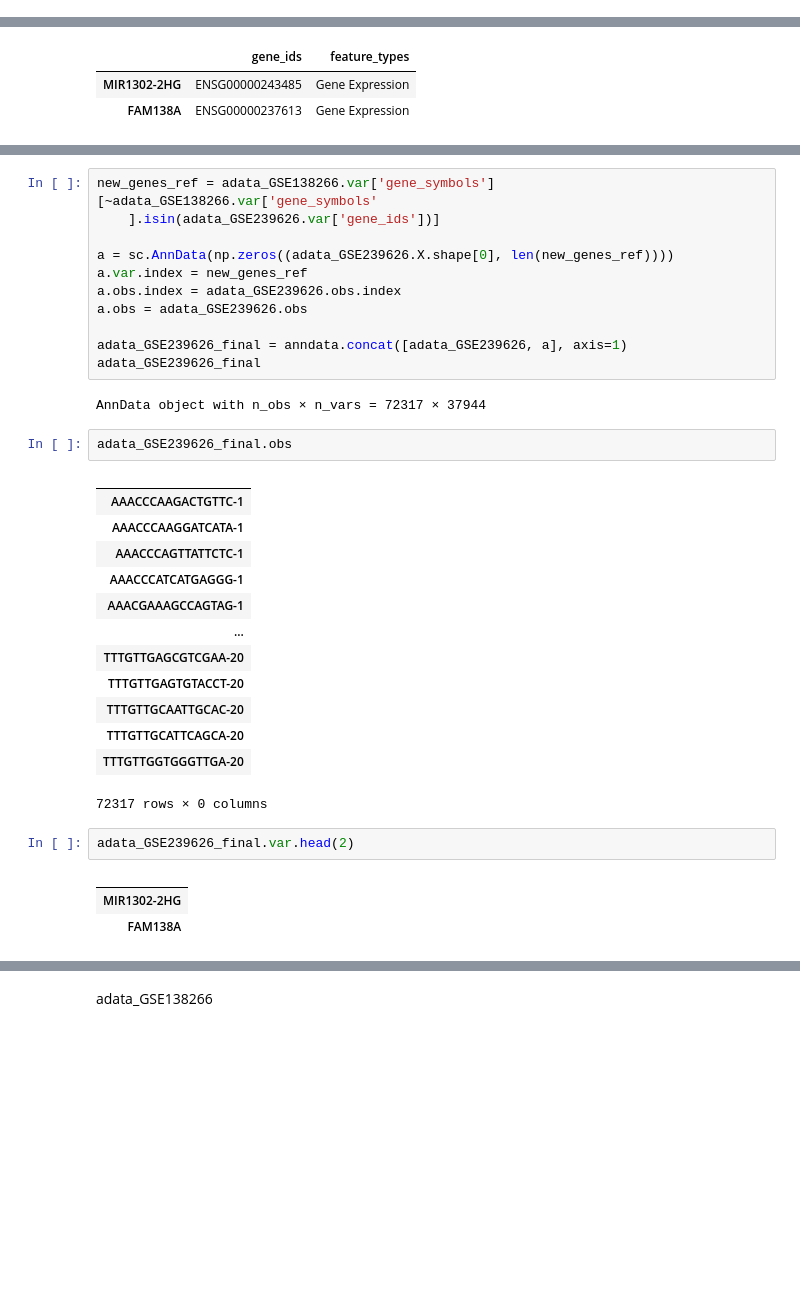
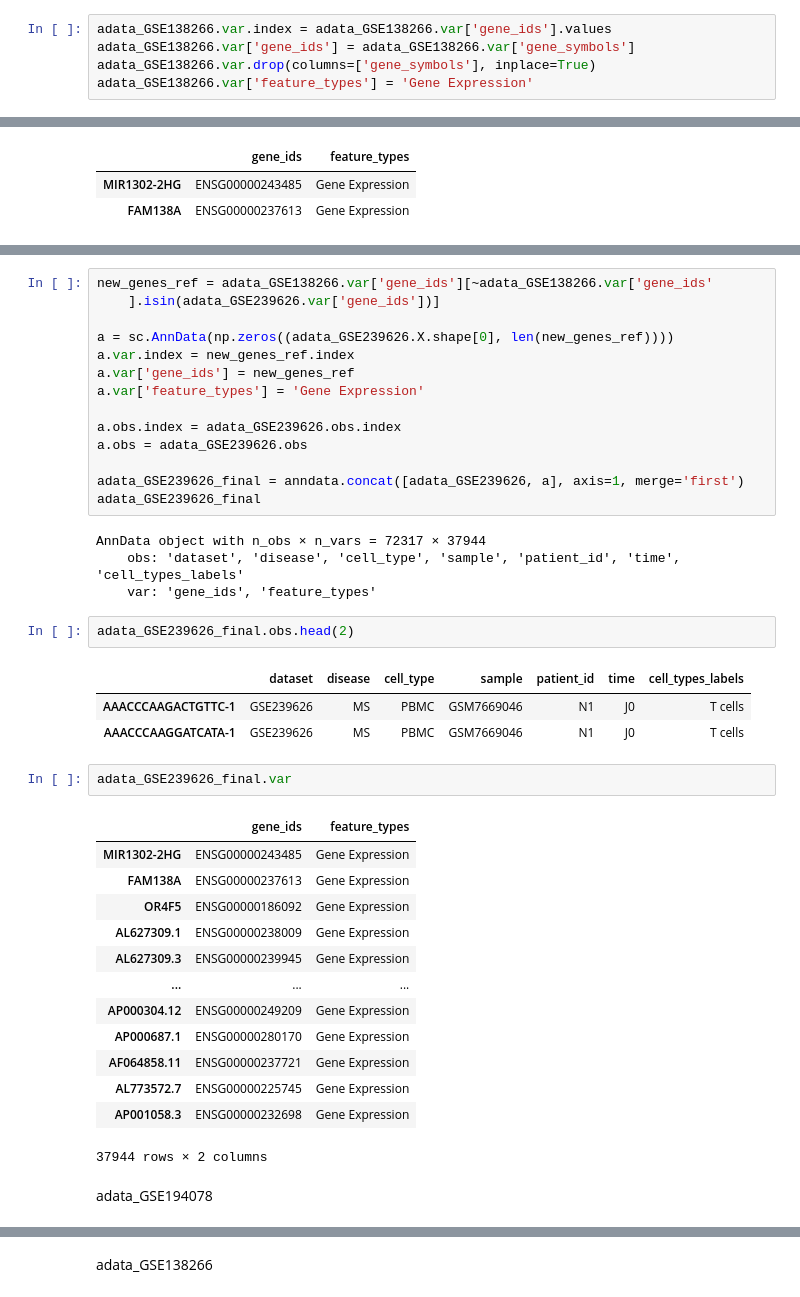
Before and after one commit to multi-omics-integration-for-MS/multi-omics-integration, a Jupyter notebook: 12_transcriptomic_dataset.ipynb, the cells around one changed output, grey strips where cells are left out. Saved outputs shown, nothing was run; the diff lists cells and outputs as text; blank space fills up the shorter version.

Commit message:
final transcrittomic dataset

```diff
--- a/12_transcriptomic_dataset.ipynb
+++ b/12_transcriptomic_dataset.ipynb
@@ -180,0 +189,5 @@ AnnData object with n_obs × n_vars = 110565 × 36601
+# %%
+adata_GSE138266.var.index = adata_GSE138266.var['gene_ids'].values
+adata_GSE138266.var['gene_ids'] = adata_GSE138266.var['gene_symbols']
+adata_GSE138266.var.drop(columns=['gene_symbols'], inplace=True)
+adata_GSE138266.var['feature_types'] = 'Gene Expression'
@@ -197,35 +229,42 @@ adata_GSE194078.var.head(2)
 # %%
-new_genes_ref = adata_GSE138266.var['gene_symbols'][~adata_GSE138266.var['gene_symbols'
+new_genes_ref = adata_GSE138266.var['gene_ids'][~adata_GSE138266.var['gene_ids'
     ].isin(adata_GSE239626.var['gene_ids'])]
 
 a = sc.AnnData(np.zeros((adata_GSE239626.X.shape[0], len(new_genes_ref))))
-a.var.index = new_genes_ref
+a.var.index = new_genes_ref.index
+a.var['gene_ids'] = new_genes_ref
+a.var['feature_types'] = 'Gene Expression'
+
 a.obs.index = adata_GSE239626.obs.index
 a.obs = adata_GSE239626.obs
 
-adata_GSE239626_final = anndata.concat([adata_GSE239626, a], axis=1)
+adata_GSE239626_final = anndata.concat([adata_GSE239626, a], axis=1, merge='first')
 adata_GSE239626_final
 # %% [output]
 AnnData object with n_obs × n_vars = 72317 × 37944
+    obs: 'dataset', 'disease', 'cell_type', 'sample', 'patient_id', 'time', 'cell_types_labels'
+    var: 'gene_ids', 'feature_types'
 # %%
-adata_GSE239626_final.obs
+adata_GSE239626_final.obs.head(2)
 # %% [output]
-|  |
-| AAACCCAAGACTGTTC-1 |
-| AAACCCAAGGATCATA-1 |
-| AAACCCAGTTATTCTC-1 |
-| AAACCCATCATGAGGG-1 |
-| AAACGAAAGCCAGTAG-1 |
-| ... |
-| TTTGTTGAGCGTCGAA-20 |
-| TTTGTTGAGTGTACCT-20 |
-| TTTGTTGCAATTGCAC-20 |
-| TTTGTTGCATTCAGCA-20 |
-| TTTGTTGGTGGGTTGA-20 |
+|  | dataset | disease | cell_type | sample | patient_id | time | cell_types_labels |
+| AAACCCAAGACTGTTC-1 | GSE239626 | MS | PBMC | GSM7669046 | N1 | J0 | T cells |
+| AAACCCAAGGATCATA-1 | GSE239626 | MS | PBMC | GSM7669046 | N1 | J0 | T cells |
-72317 rows × 0 columns
 # %%
-adata_GSE239626_final.var.head(2)
+adata_GSE239626_final.var
 # %% [output]
-|  |
-| MIR1302-2HG |
-| FAM138A |
+|  | gene_ids | feature_types |
+| MIR1302-2HG | ENSG00000243485 | Gene Expression |
+| FAM138A | ENSG00000237613 | Gene Expression |
+| OR4F5 | ENSG00000186092 | Gene Expression |
+| AL627309.1 | ENSG00000238009 | Gene Expression |
+| AL627309.3 | ENSG00000239945 | Gene Expression |
+| ... | ... | ... |
+| AP000304.12 | ENSG00000249209 | Gene Expression |
+| AP000687.1 | ENSG00000280170 | Gene Expression |
+| AF064858.11 | ENSG00000237721 | Gene Expression |
+| AL773572.7 | ENSG00000225745 | Gene Expression |
+| AP001058.3 | ENSG00000232698 | Gene Expression |
+37944 rows × 2 columns
+# %% [markdown]
+adata_GSE194078
```
Also changed, not shown: parts of 28 cells of this notebook, 4 other files.
